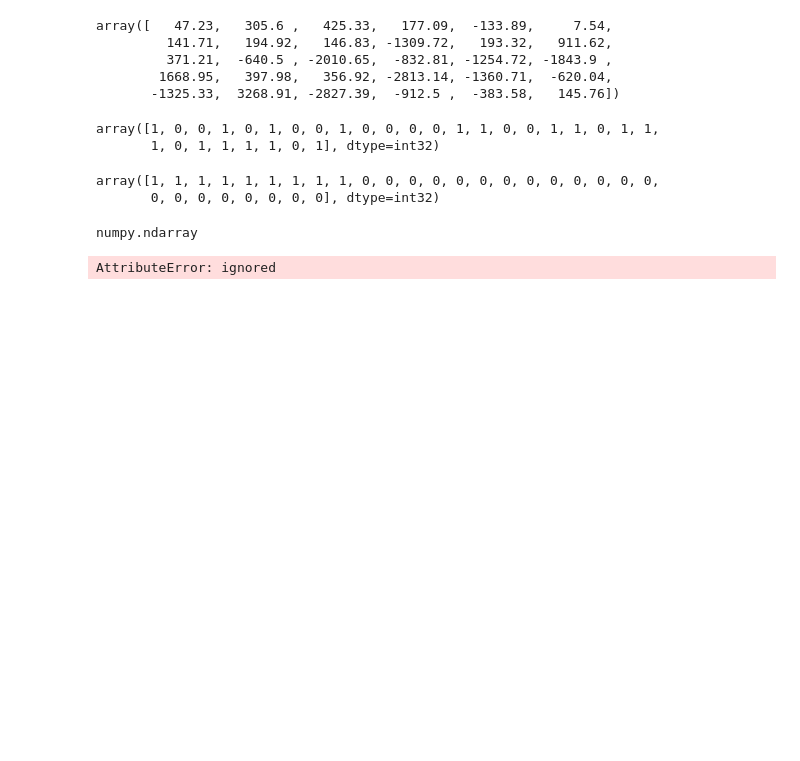
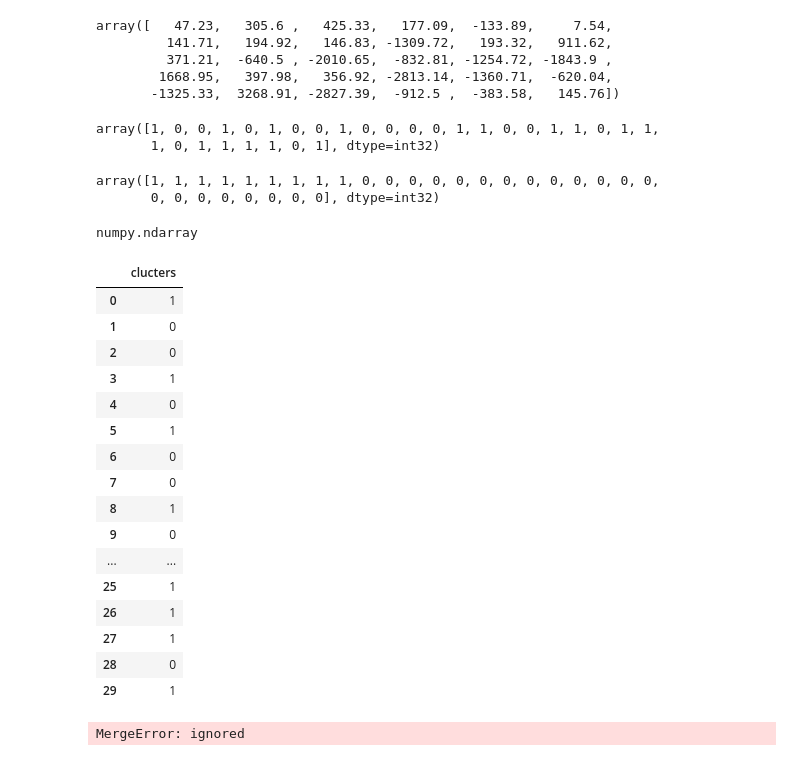
Before and after one commit to iam-fern/Research, a Jupyter notebook: GQtest_Cluster.ipynb, the cells around one changed output. Saved outputs shown, nothing was run; the diff lists cells and outputs as text; code cells hidden in the pictures; blank space fills up the shorter version.

```diff
--- a/GQtest_Cluster.ipynb
+++ b/GQtest_Cluster.ipynb
@@ -226,7 +225,29 @@ array([1, 1, 1, 1, 1, 1, 1, 1, 1, 0, 0, 0, 0, 0, 0, 0, 0, 0, 0, 0, 0, 0,
 type(df.to_numpy())
 # %% [output]
 numpy.ndarray
-# %%
-y_kmeans.csv
-# %% [output]
-AttributeError: ignored
+# %%
+kmean_clusters = pd.DataFrame({"clucters" : y_kmeans})
+kmean_clusters
+# %% [output]
+|  | clucters |
+| 0 | 1 |
+| 1 | 0 |
+| 2 | 0 |
+| 3 | 1 |
+| 4 | 0 |
+| 5 | 1 |
+| 6 | 0 |
+| 7 | 0 |
+| 8 | 1 |
+| 9 | 0 |
+| ... | ... |
+| 25 | 1 |
+| 26 | 1 |
+| 27 | 1 |
+| 28 | 0 |
+| 29 | 1 |
+# %%
+# เชื่อมข้อมูลทั้ง 2 DataFrame เข้าด้วยกันด้วยคำสั่ง pd.merge
+data_clusters = pd.merge(new_table_sort, kmean_clusters)
+# %% [output]
+MergeError: ignored
```
Also changed, not shown: parts of 2 cells of this notebook.
